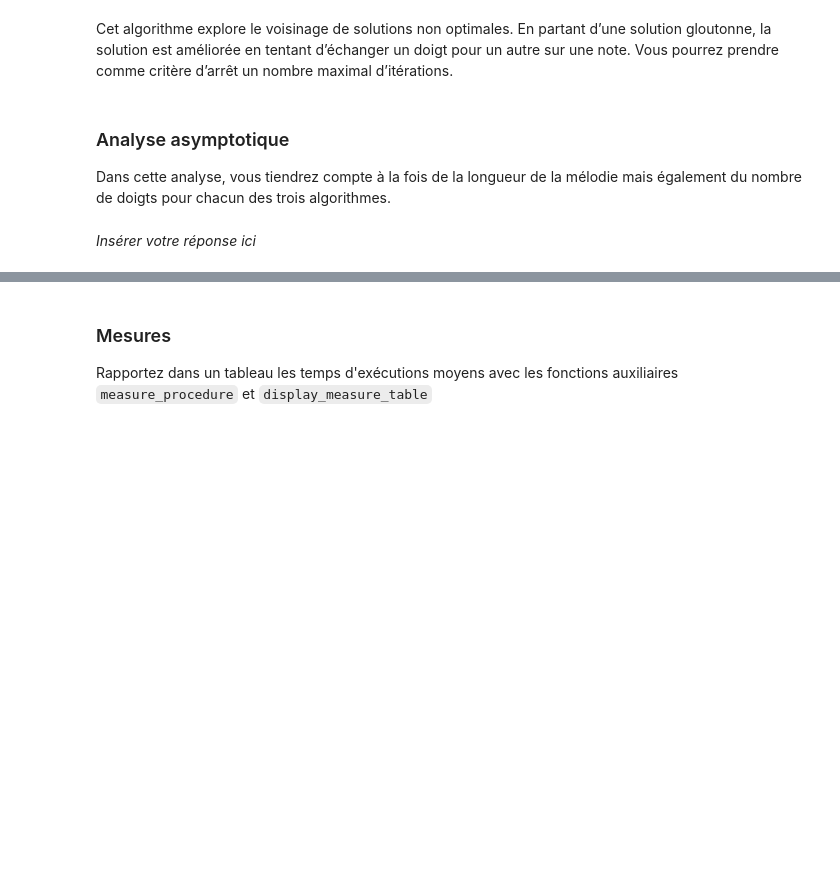
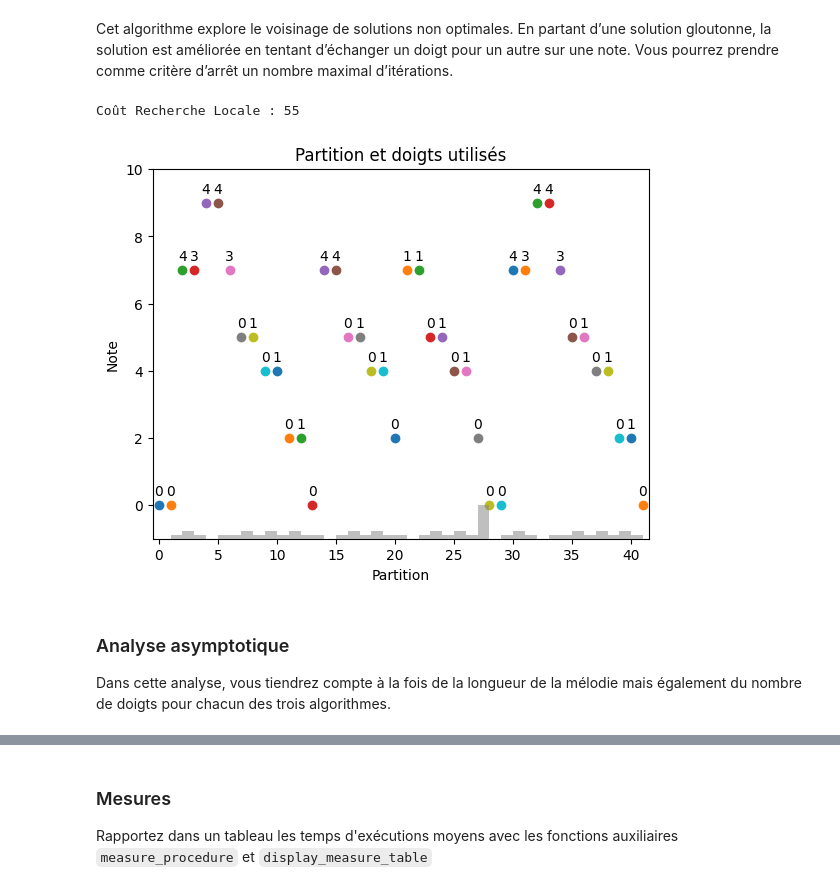
Before and after one commit to Za4khnissi/INF8775, a Jupyter notebook: TP2-H24/TP2-H24.ipynb, the cells around one changed output, grey strips where cells are left out. Drawn from its saved outputs; the diff is of its cells as text; code cells hidden in the pictures; blank space fills up the shorter version.

```diff
--- a/TP2-H24/TP2-H24.ipynb
+++ b/TP2-H24/TP2-H24.ipynb
@@ -422,18 +511,42 @@ La méthode peut varier d'un algorithme à l'autre. Justifiez les choix ici et a
 Cet algorithme explore le voisinage de solutions non optimales. En partant d’une solution gloutonne, la
 solution est améliorée en tentant d’échanger un doigt pour un autre sur une note. Vous pourrez prendre
 comme critère d’arrêt un nombre maximal d’itérations.
-# %%
-def localSearch(partition):
-    solution = [0 for i in range(len(partition))]
-    return solution
-
-solutionLocal = localSearch(partition)
-print("Coût Recherche Locale :", getTotalCost(costs, partition, solutionLocal))
-visualize_solution(costs, partition, solutionLocal)
+# %%
+def localSearch(partition):
+
+    solution = glouton(partition)
+
+    max_iterations = 6 * len(partition)
+    for iteration in range(max_iterations):
+        index = iteration % len(partition)
+
+        for digit in range(D):
+            cost = 0
+            if index > 0:
+                cost += costs[partition[index - 1], solution[index - 1], partition[index], digit]
+            if index < len(partition) - 1:
+                cost += costs[partition[index], digit, partition[index + 1], solution[index + 1]]
+
+            current_cost = 0
+            if index > 0:
+                current_cost += costs[partition[index - 1], solution[index - 1], partition[index], solution[index]]
+            if index < len(partition) - 1:
+                current_cost += costs[partition[index], solution[index], partition[index + 1], solution[index + 1]]
+
+            if cost < current_cost:
+                solution[index] = digit
+
+    return solution
+
+
+solutionLocal = localSearch(partition)
+print("Coût Recherche Locale :", getTotalCost(costs, partition, solutionLocal))
+visualize_solution(costs, partition, solutionLocal)
+# %% [output]
+Coût Recherche Locale : 55
+[figure, added]
 # %% [markdown]
 ### Analyse asymptotique
 
 Dans cette analyse, vous tiendrez compte à la fois de la longueur de la mélodie mais également du
 nombre de doigts pour chacun des trois algorithmes.
-# %% [markdown]
-*Insérer votre réponse ici*
```
Also changed, not shown: parts of 21 cells of this notebook.
